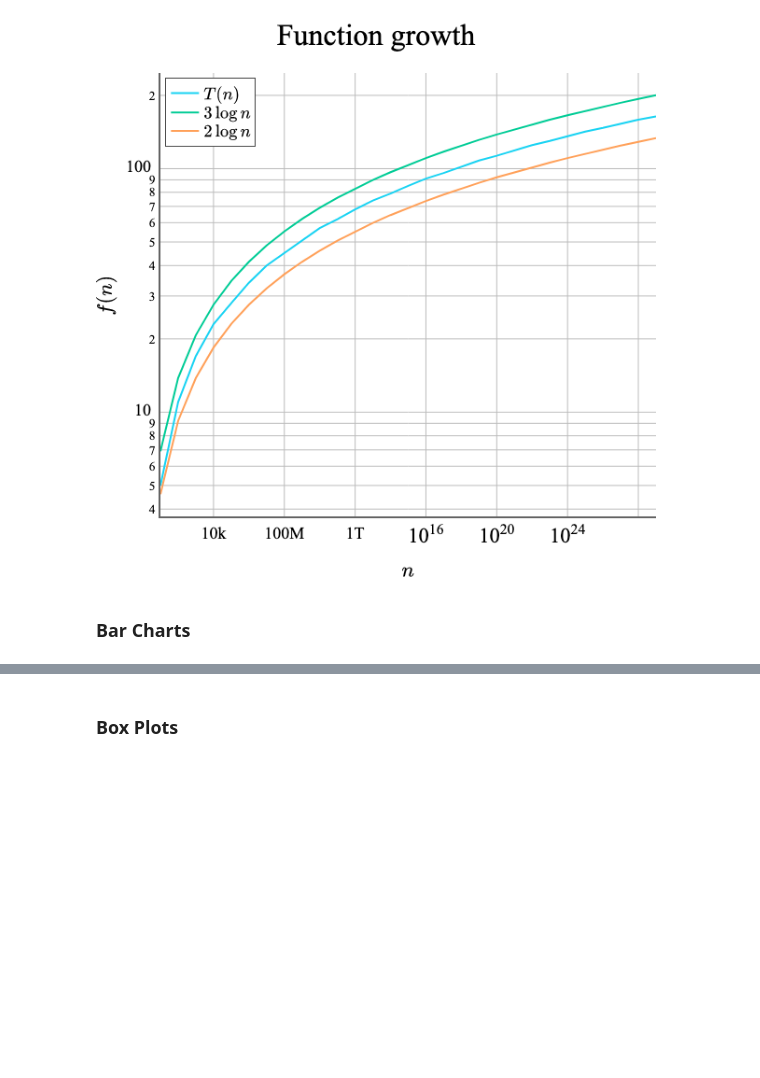
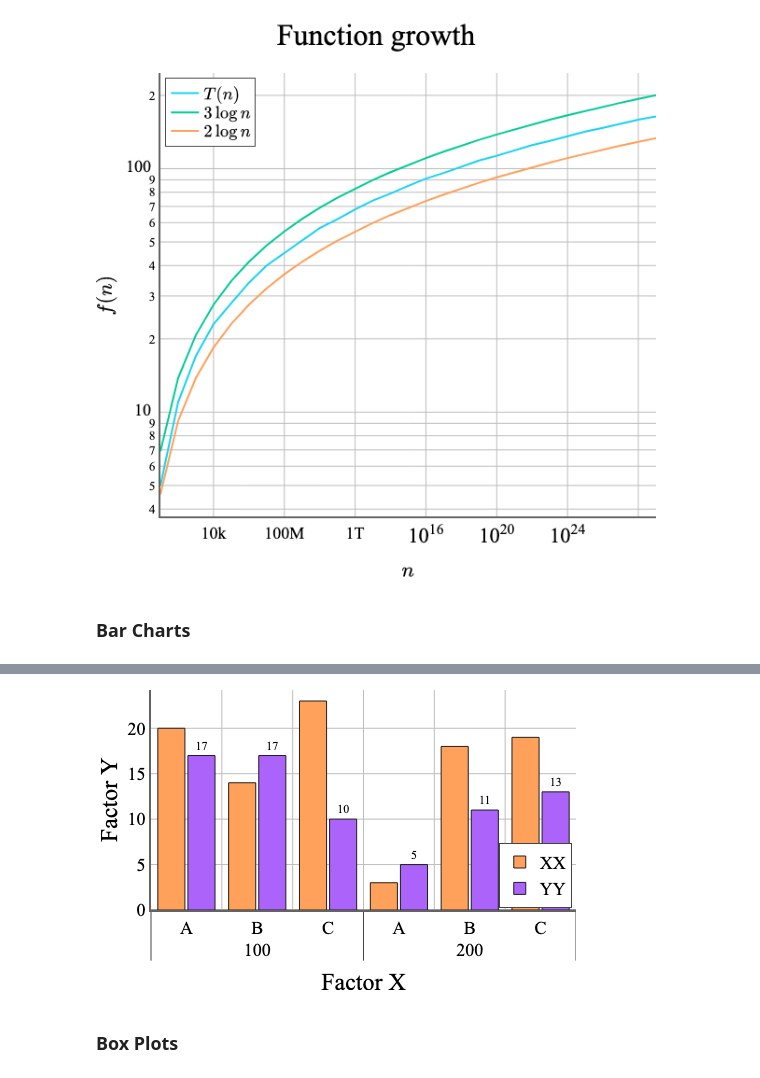
Before and after one commit to mogproject/easy-plotly, a Jupyter notebook: notebooks/01_Examples.ipynb, the cells around one changed output, grey strips where cells are left out. Drawn from its saved outputs; the diff is of its cells as text; code cells hidden in the pictures; blank space fills up the shorter version.

```diff
--- a/notebooks/01_Examples.ipynb
+++ b/notebooks/01_Examples.ipynb
@@ -47,5 +49,5 @@ fig = ep.PlotlyFigure('../templates/bar.yml', x_title='Factor X', y_title='Facto
 
 fig.add_bar(x=[[100, 100, 100, 200, 200, 200], ['A', 'B', 'C', 'A', 'B', 'C']], y=[20, 14, 23, 3, 18, 19], name='XX', template=4)
 fig.add_bar(x=[[100, 100, 100, 200, 200, 200], ['A', 'B', 'C', 'A', 'B', 'C']], y=[17, 17, 10, 5, 11, 13], name='YY', text=[17, 17, 10, 5, 11, 13], template=3)
-fig.show()
+fig.to_png(show=True)
 # %% [output]
@@ -53,3 +54,4 @@ fig.show()
+[figure, added]
 # %% [markdown]
 ### Box Plots
 # %%
```
Also changed, not shown: parts of 6 cells of this notebook, 1 other file.
